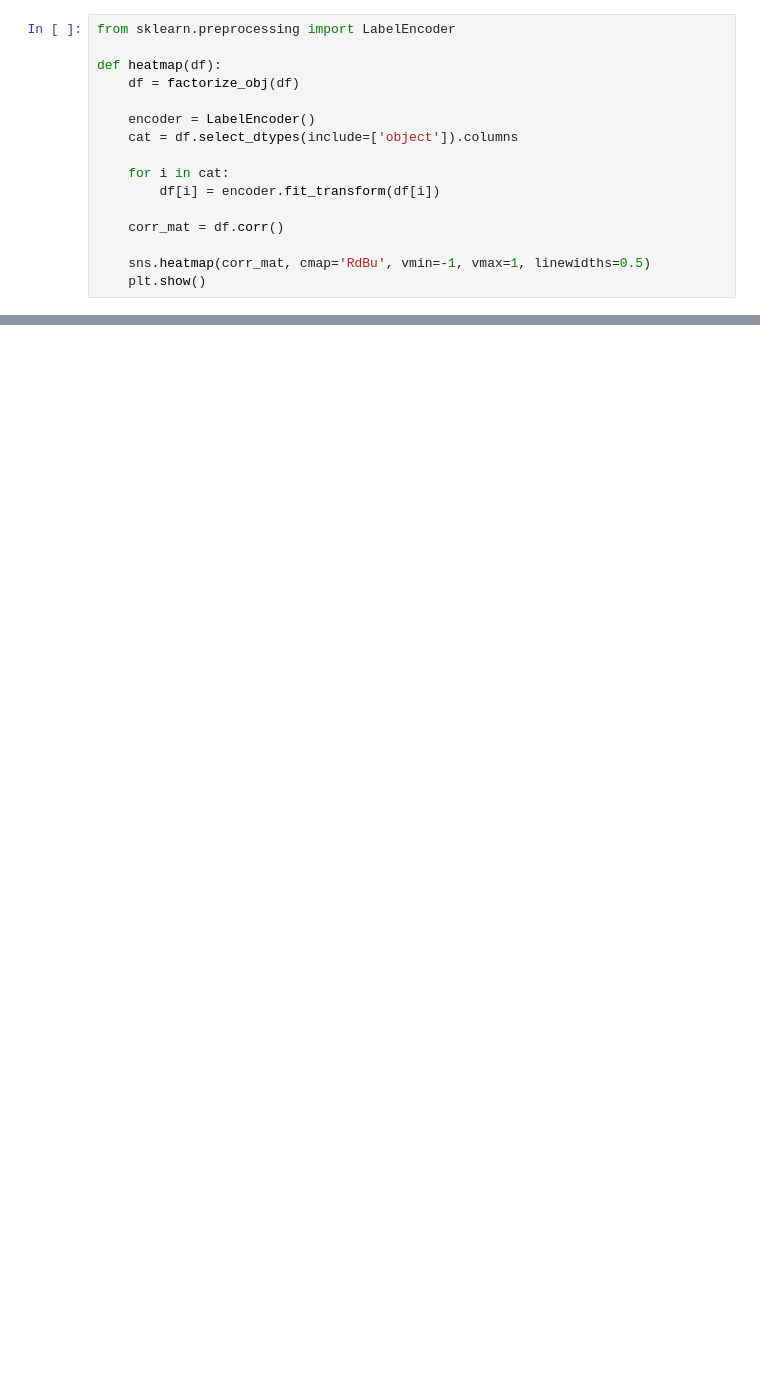
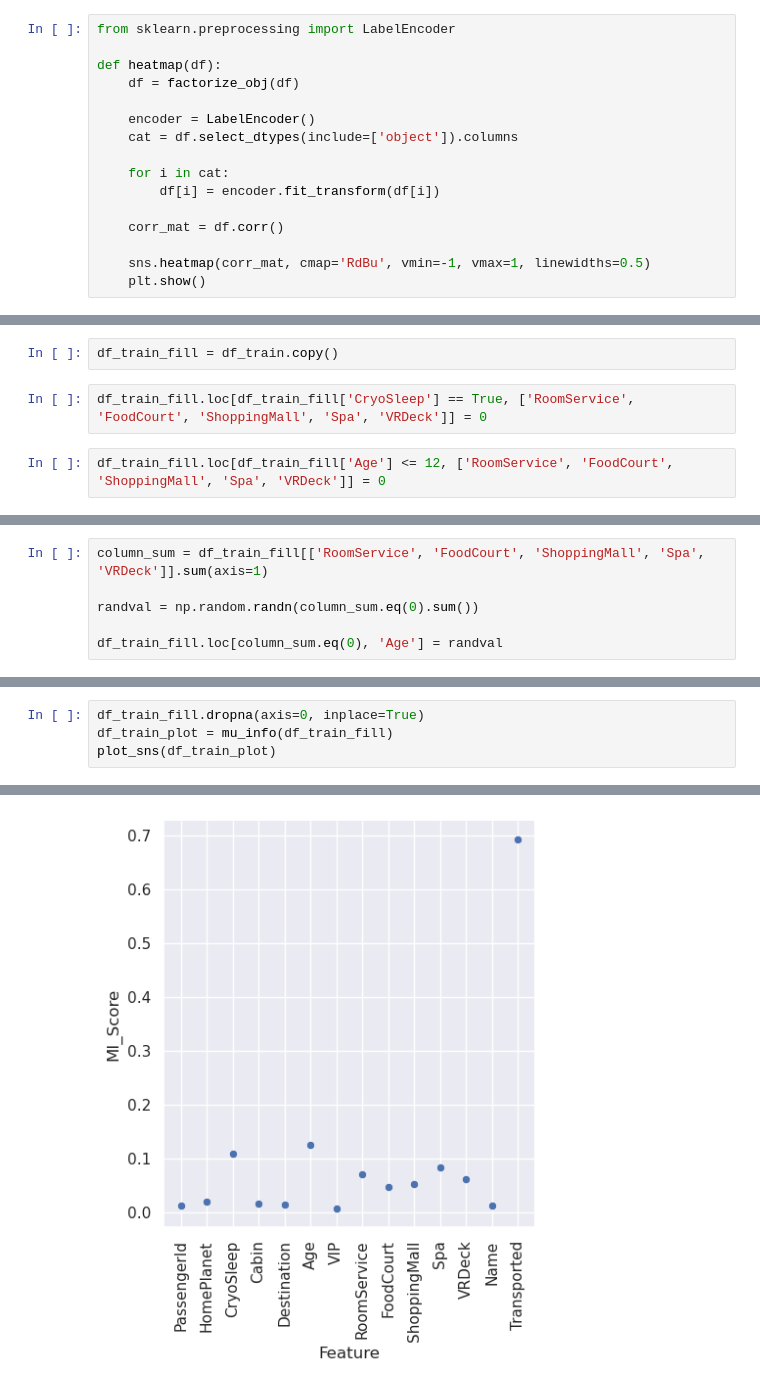
Before and after one commit to yunmokoo/Kaggle_Testing, a Jupyter notebook: spaceship-titanic-aug-30.ipynb, the cells around one changed output, grey strips where cells are left out. Cells and saved outputs as stored; diff of their text form; blank space fills up the shorter version.

```diff
--- a/spaceship-titanic-aug-30.ipynb
+++ b/spaceship-titanic-aug-30.ipynb
@@ -300,0 +363,6 @@ heatmap(df_train_filt)
+# %%
+df_train_fill = df_train.copy()
+# %%
+df_train_fill.loc[df_train_fill['CryoSleep'] == True, ['RoomService', 'FoodCourt', 'ShoppingMall', 'Spa', 'VRDeck']] = 0
+# %%
+df_train_fill.loc[df_train_fill['Age'] <= 12, ['RoomService', 'FoodCourt', 'ShoppingMall', 'Spa', 'VRDeck']] = 0
@@ -300,0 +421,6 @@ heatmap(df_train_filt)
+# %%
+column_sum = df_train_fill[['RoomService', 'FoodCourt', 'ShoppingMall', 'Spa', 'VRDeck']].sum(axis=1)
+
+randval = np.random.randn(column_sum.eq(0).sum())
+
+df_train_fill.loc[column_sum.eq(0), 'Age'] = randval
@@ -300,0 +445,5 @@ heatmap(df_train_filt)
+# %%
+df_train_fill.dropna(axis=0, inplace=True)
+df_train_plot = mu_info(df_train_fill)
+plot_sns(df_train_plot)
+# %% [output]
@@ -300,0 +464 @@ heatmap(df_train_filt)
+[figure, added]
```
Also changed, not shown: parts of 23 cells of this notebook.
